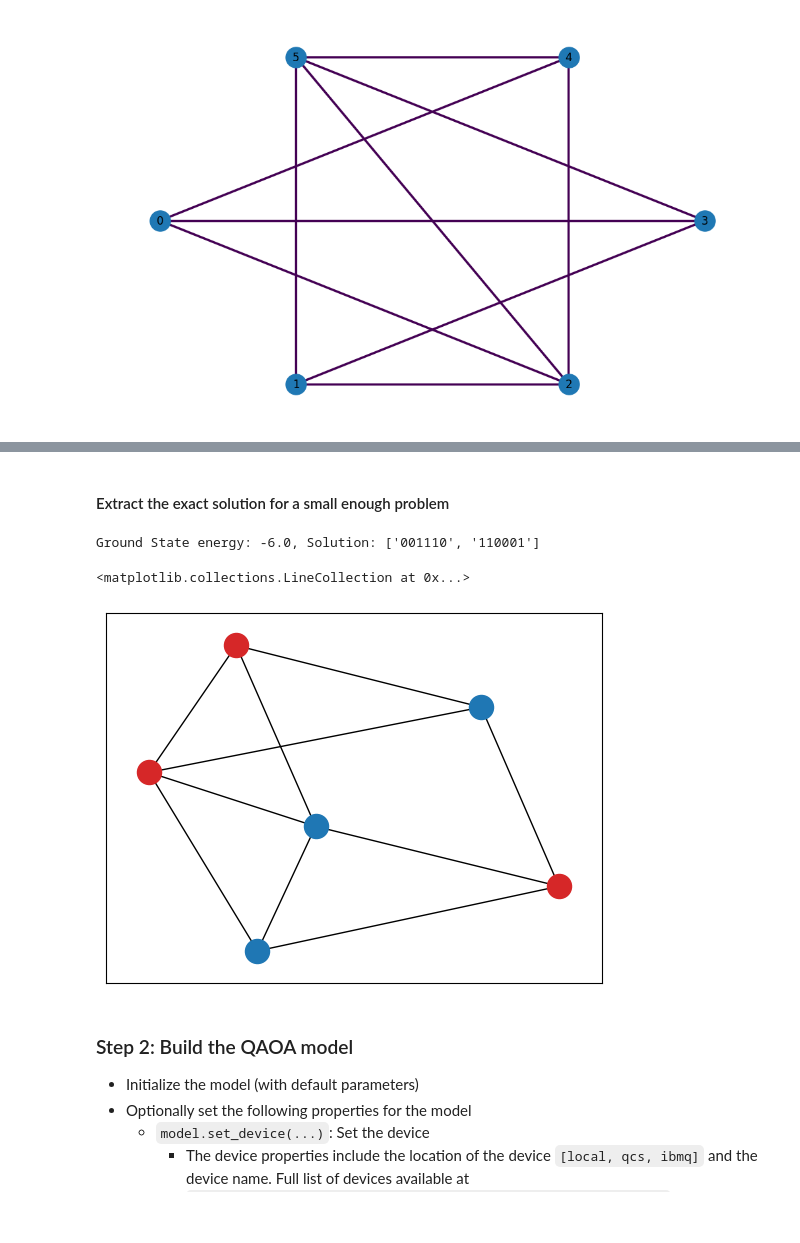
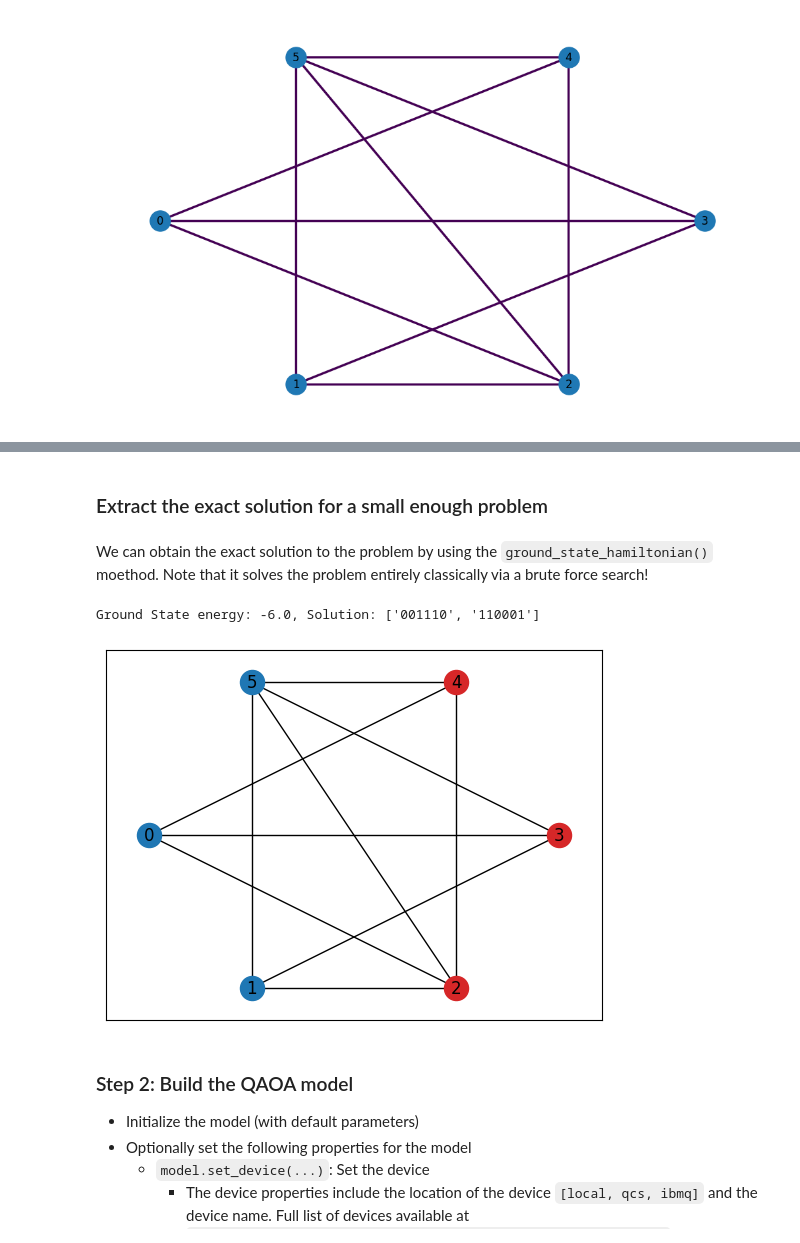
Before and after one commit to entropicalabs/openqaoa, a Jupyter notebook: examples/01_workflows_example.ipynb, the cells around one changed output, grey strips where cells are left out. Cells and saved outputs as stored; diff of their text form; code cells hidden in the pictures; blank space fills up the shorter version.

```diff
--- a/examples/01_workflows_example.ipynb
+++ b/examples/01_workflows_example.ipynb
@@ -41,12 +36,8 @@ For this, we first:
 - create a random graph using the `networkx` module
 - using the MaximumCut problem class, we translate into the QUBO formalism to optimize with QAOA
 # %%
-nodes = 6
-edge_probability = 0.6
-g = nx.generators.fast_gnp_random_graph(n=nodes, p=edge_probability, seed=42)
+g = nx.generators.fast_gnp_random_graph(n=6, p=0.6, seed=42)
 
-# import graph plotter from openqaoa
-from openqaoa.utilities import plot_graph
 plot_graph(g)
 # %% [output]
 [figure]
@@ -78,4 +71,6 @@ pprint(maxcut_qubo.asdict())
            [4, 5]],
  'weights': [1.0, 1.0, 1.0, 1.0, 1.0, 1.0, 1.0, 1.0, 1.0, 1.0]}
 # %% [markdown]
-#### Extract the exact solution for a small enough problem
+### Extract the exact solution for a small enough problem
+# %% [markdown]
+We can obtain the exact solution to the problem by using the `ground_state_hamiltonian()` moethod. Note that it solves the problem entirely classically via a brute force search!
@@ -90,14 +88,15 @@ print(f"Ground State energy: {energy}, Solution: {configuration}")
 Ground State energy: -6.0, Solution: ['001110', '110001']
 # %%
 #plot the solution on graph
-g_sol = np.copy(g)
-pos =  nx.spring_layout(g)
-nx.draw_networkx_nodes(g, pos, nodelist=[idx for idx,bit in enumerate(configuration[0]) if bit == '1'], node_color="tab:red")
-nx.draw_networkx_nodes(g, pos, nodelist=[idx for idx,bit in enumerate(configuration[0]) if bit == '0'], node_color="tab:blue")
-nx.draw_networkx_edges(g, pos)
+positions = {0: [-2, 0], 1: [-1,-1], 2: [1, -1], 3: [2,0], 4: [1,1], 5: [-1,1]}
+
+nx.draw_networkx_nodes(g, positions, nodelist=[idx for idx,bit in enumerate(configuration[0]) if bit == '1'], node_color="tab:red")
+nx.draw_networkx_nodes(g, positions, nodelist=[idx for idx,bit in enumerate(configuration[0]) if bit == '0'], node_color="tab:blue")
+nx.draw_networkx_edges(g, positions)
+nx.draw_networkx_labels(g, positions)
+plt.show()
 # %% [output]
-<matplotlib.collections.LineCollection at 0x...>
-[figure, old version]
+[figure, new version]
 # %% [markdown]
 ### Step 2: Build the QAOA model
  - Initialize the model (with default parameters)
```
Also changed, not shown: parts of 18 cells of this notebook.
